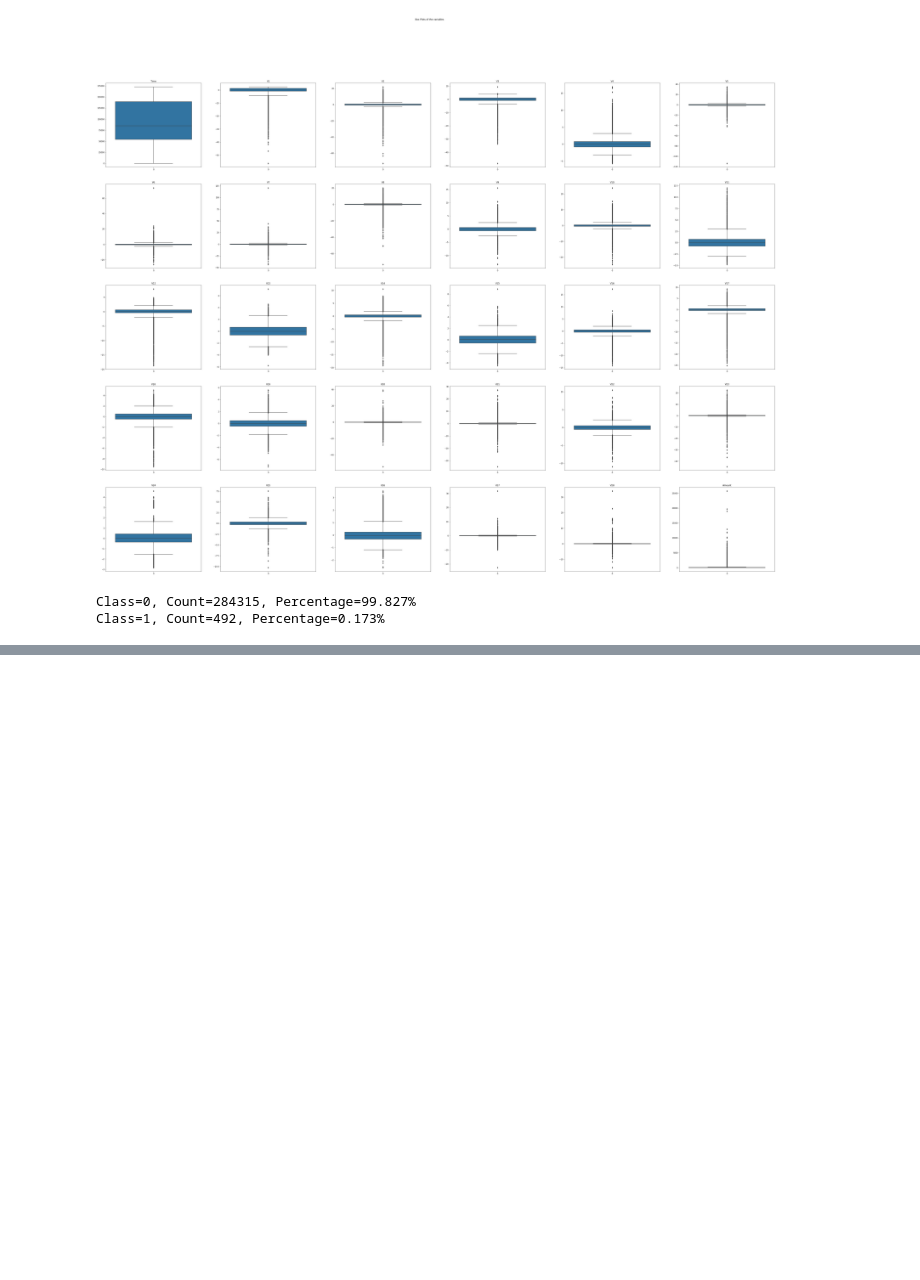
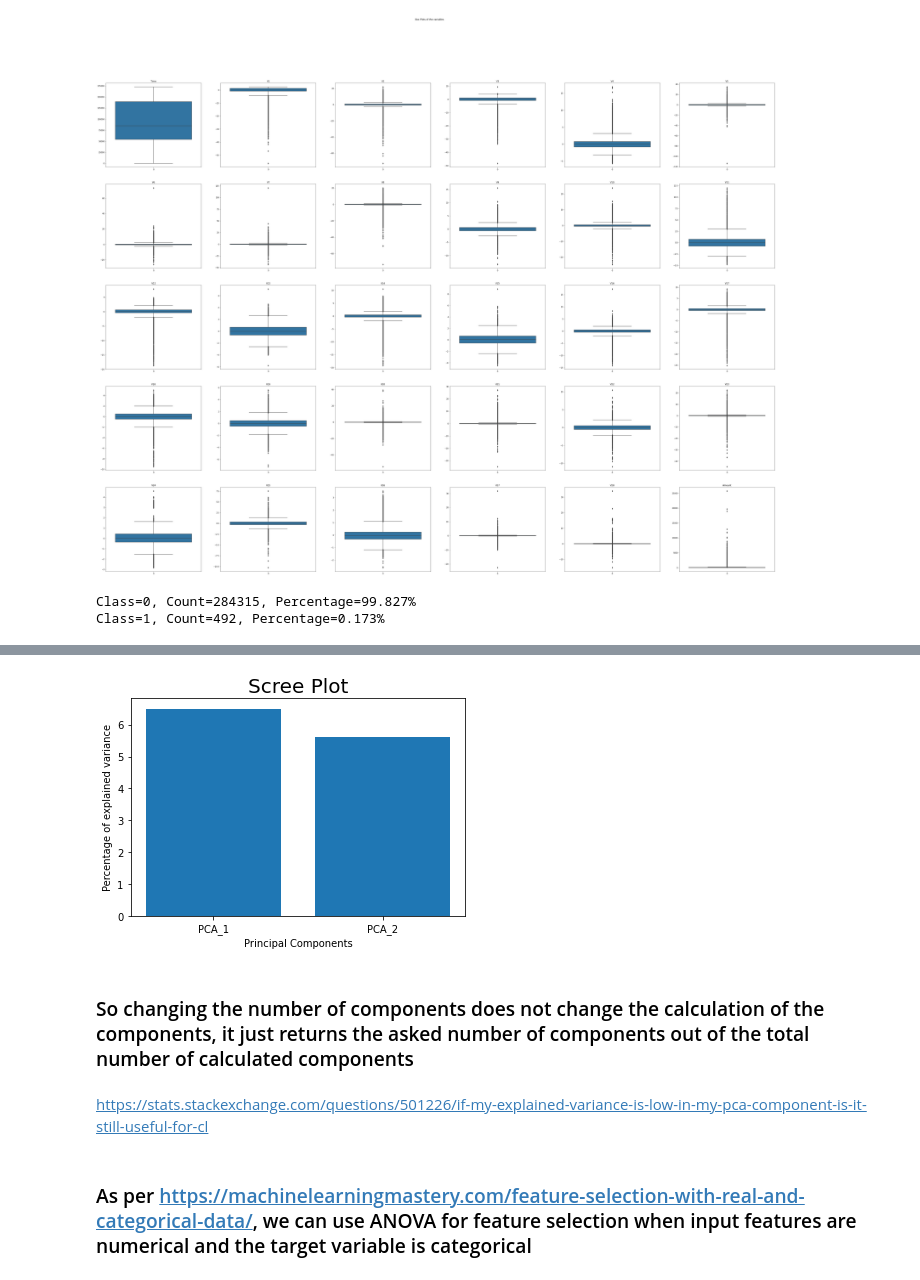
Before and after one commit to chatterjeerajdeep/credit_card_fraud_detection, a Jupyter notebook: notebook.ipynb, the cells around one changed output, grey strips where cells are left out. Cells and saved outputs as stored; diff of their text form; code cells hidden in the pictures; blank space fills up the shorter version.

```diff
--- a/notebook.ipynb
+++ b/notebook.ipynb
@@ -59,0 +91,20 @@ Class=1, Count=492, Percentage=0.173%
+# %%
+pca = PCA(n_components=2)
+X_pca = pca.fit_transform(X)
+# %%
+per_var = np.round(pca.explained_variance_ratio_ * 100, decimals=1)
+labels = ["PCA_"+str(i) for i in range(1, len(per_var)+1)]
+# %%
+plt.bar(x = range(1, len(per_var)+1), height=per_var, tick_label=labels)
+plt.ylabel('Percentage of explained variance')
+plt.xlabel('Principal Components')
+plt.title('Scree Plot', fontsize=20)
+plt.show()
+# %% [output]
+[figure, added]
+# %% [markdown]
+### So changing the number of components does not change the calculation of the components, it just returns the asked number of components out of the total number of calculated components
+# %% [markdown]
+https://stats.stackexchange.com/questions/501226/if-my-explained-variance-is-low-in-my-pca-component-is-it-still-useful-for-cl
+# %% [markdown]
+### As per https://machinelearningmastery.com/feature-selection-with-real-and-categorical-data/, we can use ANOVA for feature selection when input features are numerical and the target variable is categorical
```
Also changed, not shown: parts of 9 cells of this notebook, 1 other file.
